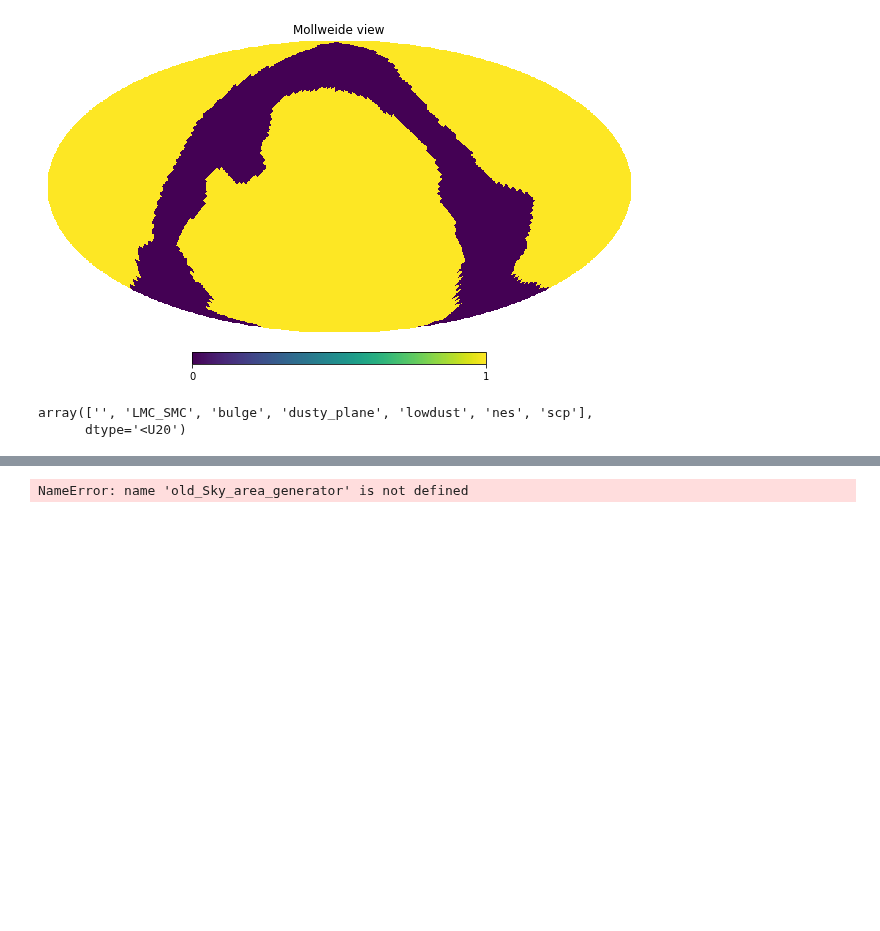
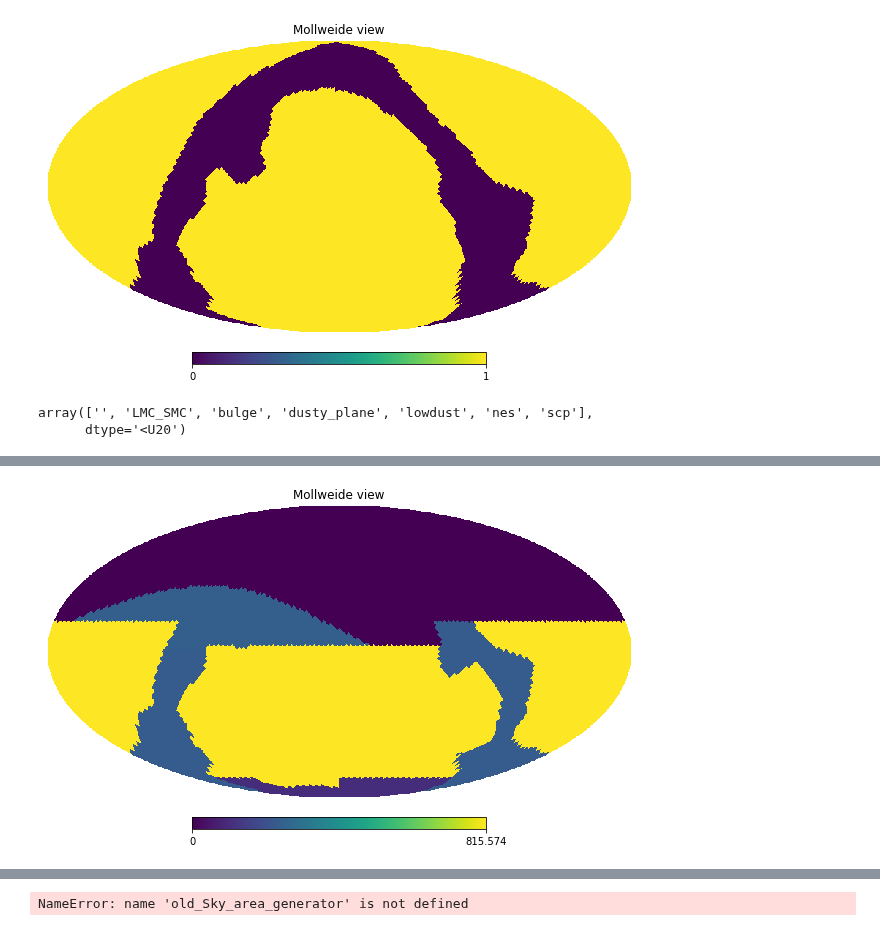
Before and after one commit to yoachim/21_Scratch, a Jupyter notebook: new_sky_area/test_new_sky.ipynb, the cells around one changed output, grey strips where cells are left out. Drawn from its saved outputs; the diff is of its cells as text; code cells hidden in the pictures; blank space fills up the shorter version.

```diff
--- a/new_sky_area/test_new_sky.ipynb
+++ b/new_sky_area/test_new_sky.ipynb
@@ -33,0 +45,4 @@ for key in result.dtype.names:
+# %%
+hp.mollview(counts_sum)
+# %% [output]
+[figure, added]
```
Also changed, not shown: parts of 5 cells of this notebook.
